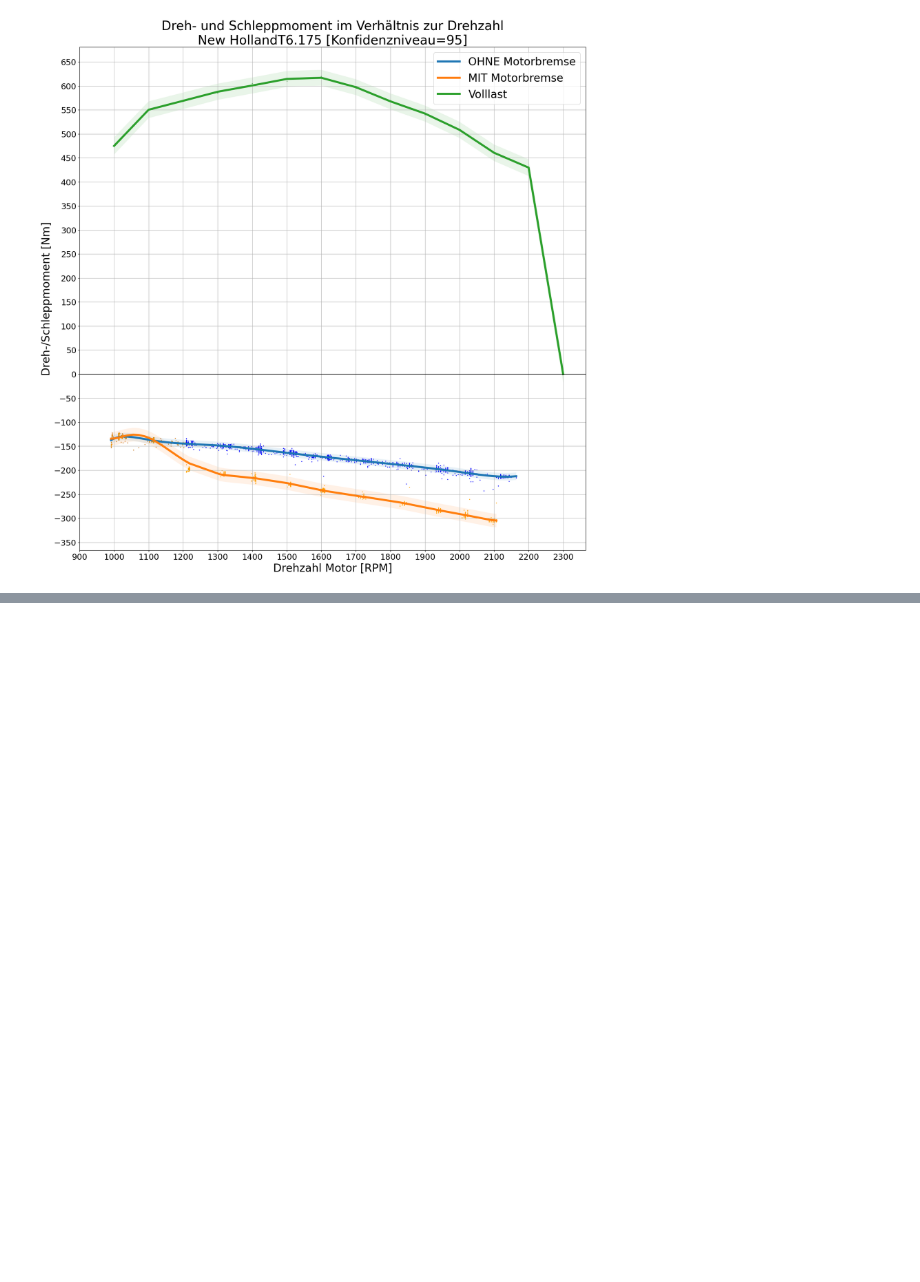
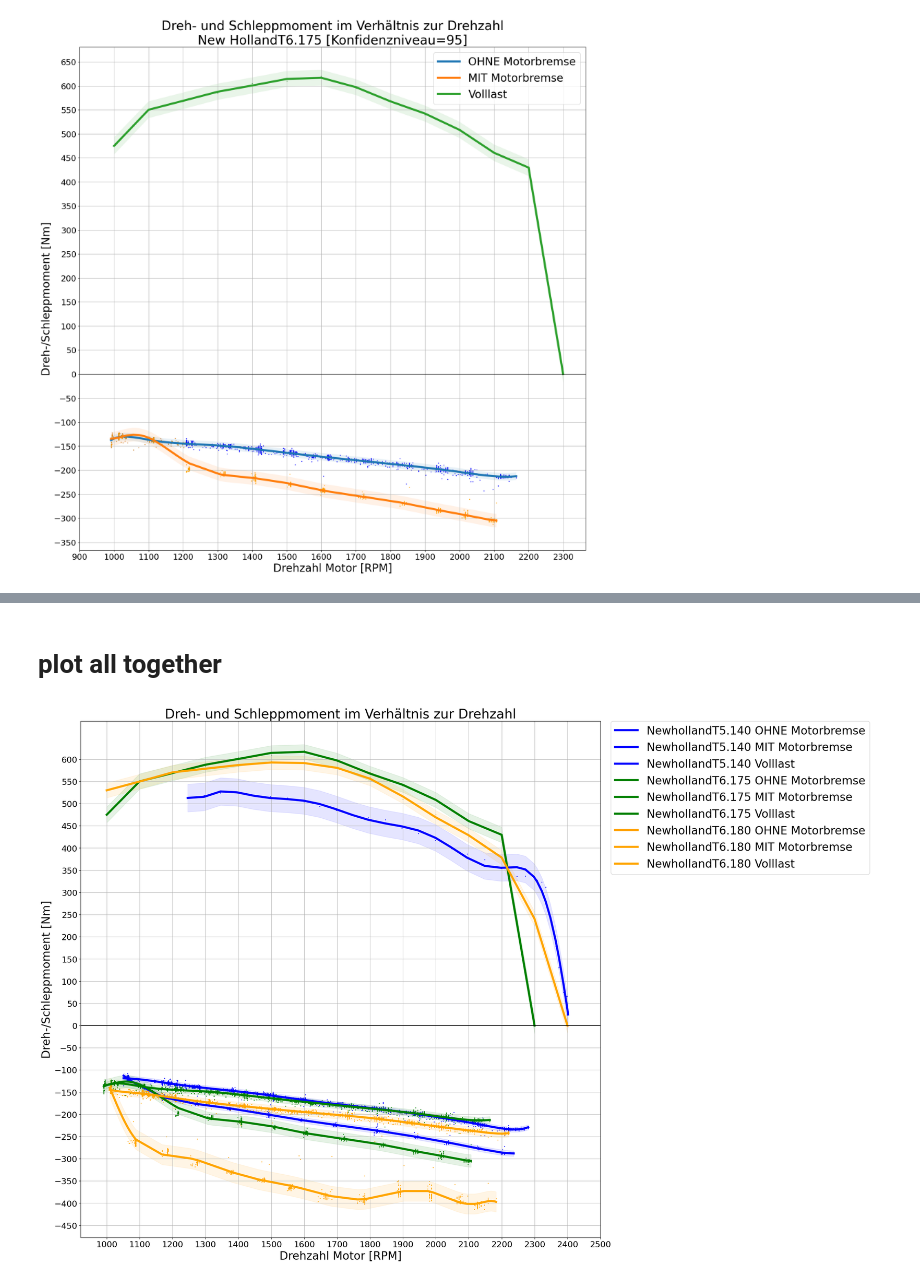
Before and after one commit to Skatinger/hafl, a Jupyter notebook: matthias_SA/Auswertung mit Motorbremse.ipynb, the cells around one changed output, grey strips where cells are left out. Cells and saved outputs as stored; diff of their text form; code cells hidden in the pictures; blank space fills up the shorter version.

```diff
--- a/matthias_SA/Auswertung mit Motorbremse.ipynb
+++ b/matthias_SA/Auswertung mit Motorbremse.ipynb
@@ -620,0 +478,63 @@ plt.savefig(f"graphs/new_holland_comparison_5.png", bbox_inches='tight')
+# %% [markdown]
+# plot all together
+# %%
+plt.figure(figsize=(20, 20))
+
+# Define colors for each dataset
+
+colors = ['blue', 'green', 'orange']
+color_count = 0
+for i, (name, tractor_data) in enumerate([('NewhollandT5.140', t140), ('NewhollandT6.175', t175), ('NewhollandT6.180', t180)]):
+
+    above_line, below_line, sorted_volllast = tractor_data
+
+    # show all points
+    plt.scatter(data=above_line, x='RPM-Value-Motor', y='Ch1', color=f"{colors[color_count]}", alpha=1, s=1, label='')
+    plt.scatter(data=below_line, x='RPM-Value-Motor', y='Ch1', color=f"{colors[color_count]}", alpha=1, s=1, label='')
+    plt.scatter(data=sorted_volllast, x='RPM-Value-Motor', color=f"{colors[color_count]}", y='Ch1', alpha=1, s=1, label='')
+
+    # # fit and plot regression lines above_line and below_line
+    for j, (name, data) in enumerate([(f"{name} OHNE Motorbremse", above_line), (f"{name} MIT Motorbremse", below_line), (f"{name} Volllast", sorted_volllast)]):
+        # fit linear regression
+        sorted_data = data.sort_values(by='RPM-Value-Motor')
+        coefficients = np.polyfit(sorted_data['RPM-Value-Motor'], sorted_data['Ch1'], 10)
+        line_function = np.poly1d(coefficients)
+        # plot line with label
+#         sns.lineplot(x=data['RPM-Value-Motor'], y=y_values, label=f'{name}', linewidth=4.5)
+        plt.plot(sorted_data['RPM-Value-Motor'],
+                 line_function(sorted_data['RPM-Value-Motor']), label=f'{name}',
+                 color=f"{colors[color_count]}", linewidth=4.5)
+
+        coeffs, lower, upper = regression_ci(sorted_data['RPM-Value-Motor'], sorted_data['Ch1'], 10, ci=95)
+        # plot confidence interval
+        plt.fill_between(sorted_data['RPM-Value-Motor'], lower, upper, alpha=0.1, color=f"{colors[color_count]}")
+
+    color_count += 1
+
+
+plt.axhline(y=0, color='black', linewidth=1.5)
+
+# # set labels and title
+plt.xlabel('Drehzahl Motor [RPM]', fontsize=24)
+plt.ylabel('Dreh-/Schleppmoment [Nm]', fontsize=24)
+plt.title(f"Dreh- und Schleppmoment im Verhältnis zur Drehzahl", fontsize=28)
+plt.yticks(fontsize=18)
+plt.xticks(fontsize=18)
+# Set tick positions on the y-axis on divisible by 10
+ystart = np.ceil(below_line['Ch1'].min()/10) * 10 - 50
+yend = np.ceil(volllast['Ch1'].max()/10) * 10 + 100
+plt.yticks(np.arange(ystart + 10, yend - 20, 50))
+# # Set tick positions on the x-axis
+xstart = np.ceil(above_line['RPM-Value-Motor'].min()/100) * 100
+xend = np.ceil(max(above_line['RPM-Value-Motor'].max(), volllast['RPM-Value-Motor'].max())/100) * 100
+plt.xticks(np.arange(xstart - 100, xend + 100, 100))
+plt.grid(which='both')
+
+
+plt.legend(loc='upper left', fontsize=24, bbox_to_anchor=(1.02, 1), borderaxespad=0)
+# plt.legend(loc=1, fontsize=24)
+
+plt.ion()
+plt.savefig(f"graphs/new_holland_comparison_4.png", bbox_inches='tight')
+# %% [output]
+[figure, added]
```
Also changed, not shown: parts of 10 cells of this notebook.
